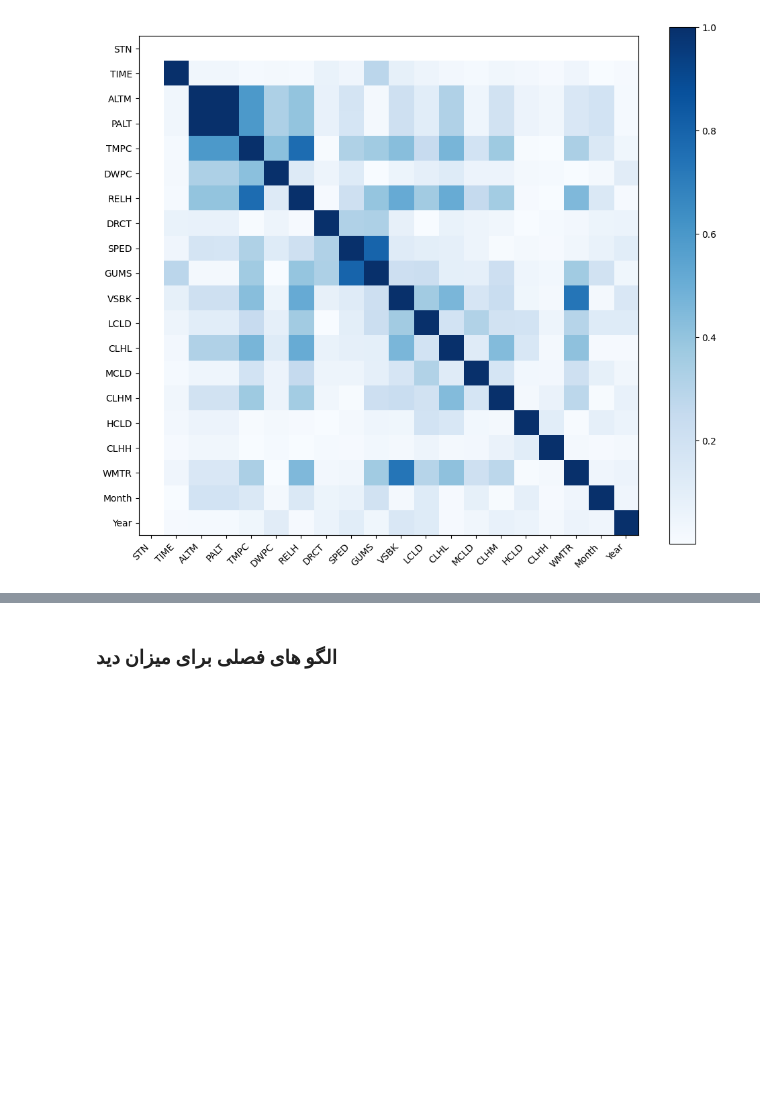
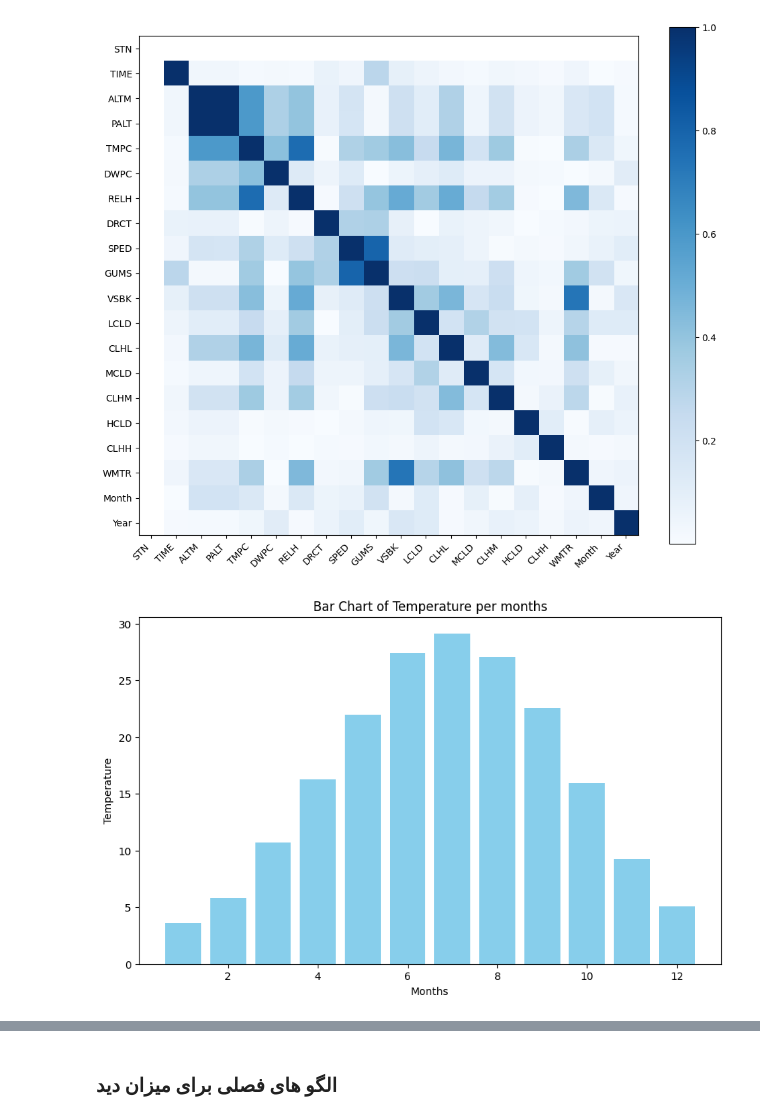
Before and after one commit to sajadkarimii/Meteorological-Data-Analysis-from-OIMM-Station, a Jupyter notebook: OIMM.ipynb, the cells around one changed output, grey strips where cells are left out. Drawn from its saved outputs; the diff is of its cells as text; code cells hidden in the pictures; blank space fills up the shorter version.

```diff
--- a/OIMM.ipynb
+++ b/OIMM.ipynb
@@ -103,3 +83,14 @@ plt.yticks(range(len(sample.corr())), variables)
 plt.show()
 # %% [output]
 [figure]
+# %%
+# میانگین دما در طول ماه های مختلف سال
+value_counts = sample[['Month','TMPC']].groupby('Month').mean().reset_index()
+plt.figure(figsize=(10, 6))
+plt.bar(value_counts['Month'], value_counts['TMPC'], color='skyblue')
+plt.xlabel('Months')
+plt.ylabel('Temperature')
+plt.title('Bar Chart of Temperature per months')
+plt.show()
+# %% [output]
+[figure, added]
```
Also changed, not shown: parts of 14 cells of this notebook.
